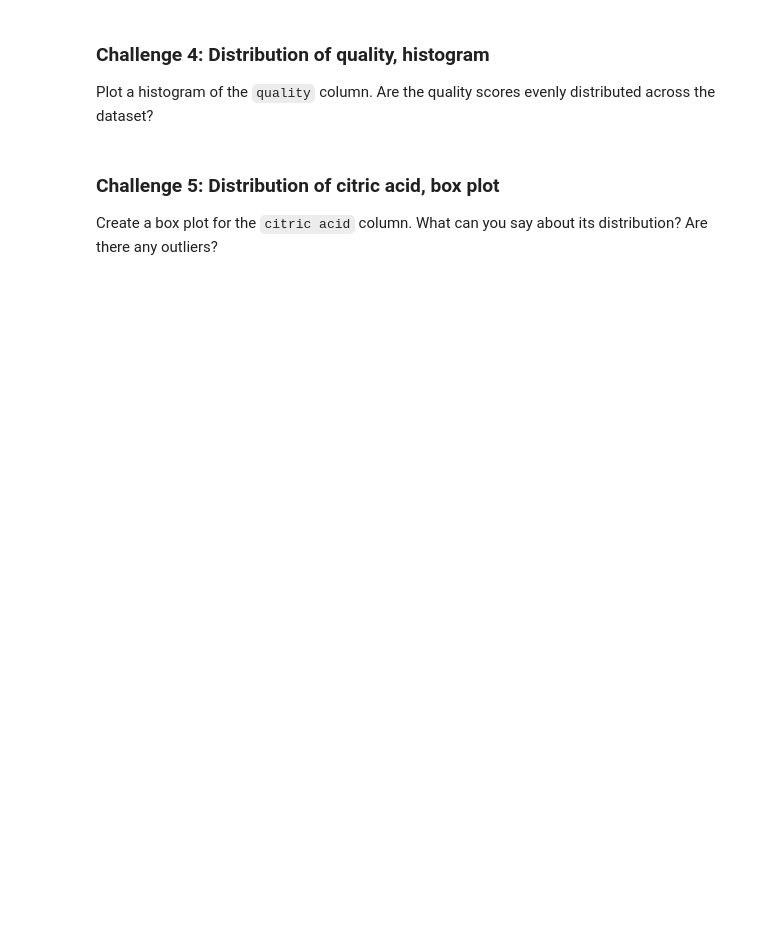
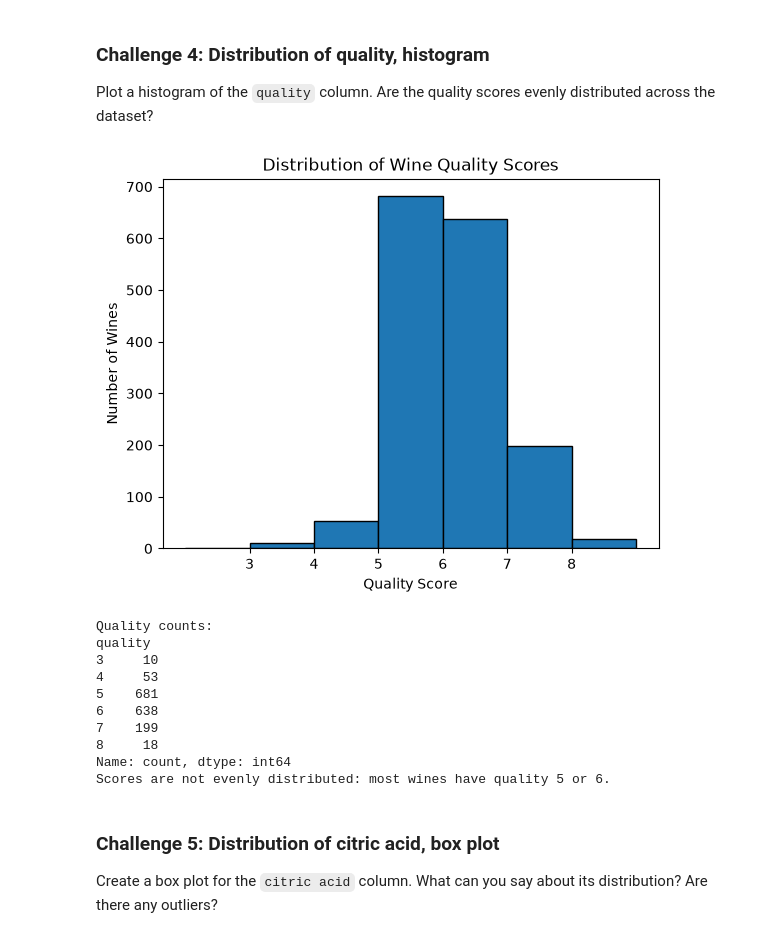
Before and after one commit to d-linkiewicz/amle-pandas, a Jupyter notebook: 1_basics/03_plotting.ipynb, the cells around one changed output. Saved outputs shown, nothing was run; the diff lists cells and outputs as text; code cells hidden in the pictures; blank space fills up the shorter version.

```diff
--- a/1_basics/03_plotting.ipynb
+++ b/1_basics/03_plotting.ipynb
@@ -160,7 +207,34 @@ Create a scatter plot of `total_acidity` (y-axis) against `pH` (x-axis). Does th
 
 Plot a histogram of the `quality` column. Are the quality scores evenly distributed across the dataset?
 # %%
-# YOUR CODE HERE
+# Distribution of the discrete quality scores
+quality_counts = df["quality"].value_counts().sort_index()
+df["quality"].plot(
+    kind="hist",
+    bins=range(2, 10),
+    title="Distribution of Wine Quality Scores",
+    edgecolor="black",
+)
+plt.xticks(range(3, 9))
+plt.xlabel("Quality Score")
+plt.ylabel("Number of Wines")
+plt.show()
+
+print("Quality counts:")
+print(quality_counts)
+print("Scores are not evenly distributed: most wines have quality 5 or 6.")
+# %% [output]
+[figure, added]
+Quality counts:
+quality
+3     10
+4     53
+5    681
+6    638
+7    199
+8     18
+Name: count, dtype: int64
+Scores are not evenly distributed: most wines have quality 5 or 6.
 # %% [markdown]
 ### Challenge 5: Distribution of citric acid, box plot
 
```
Also changed, not shown: parts of 5 cells of this notebook, 7 other files.
